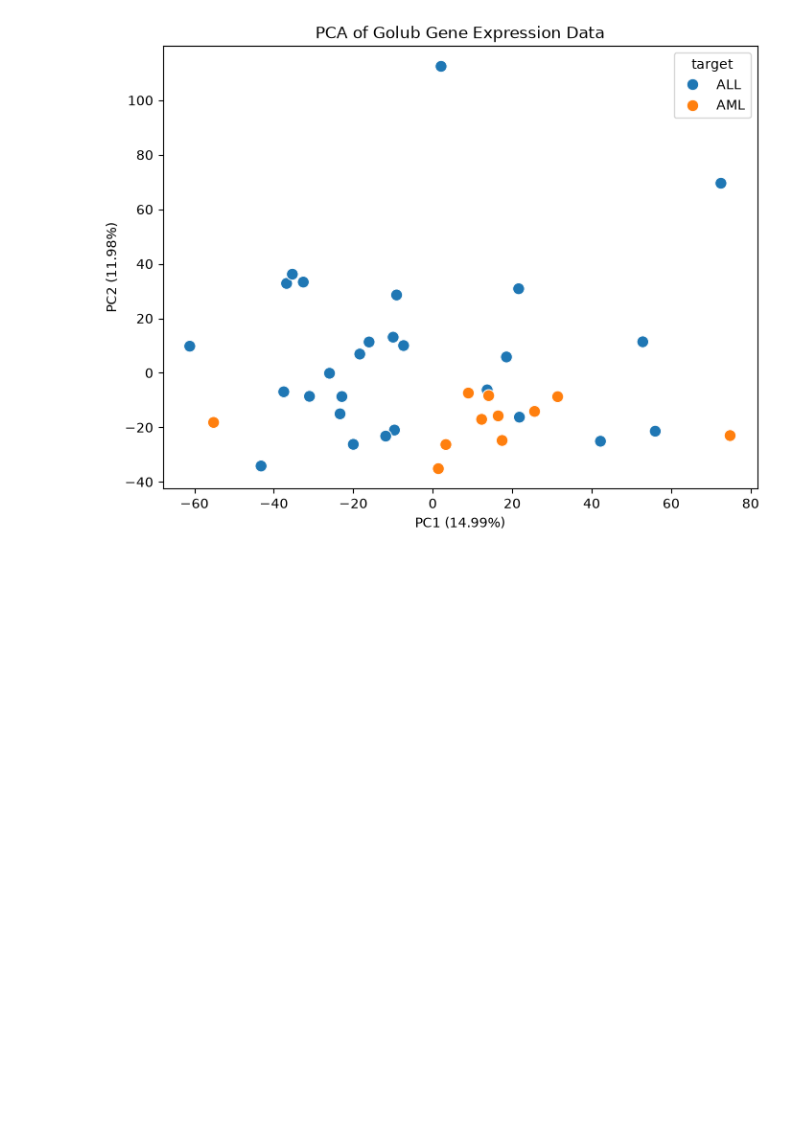
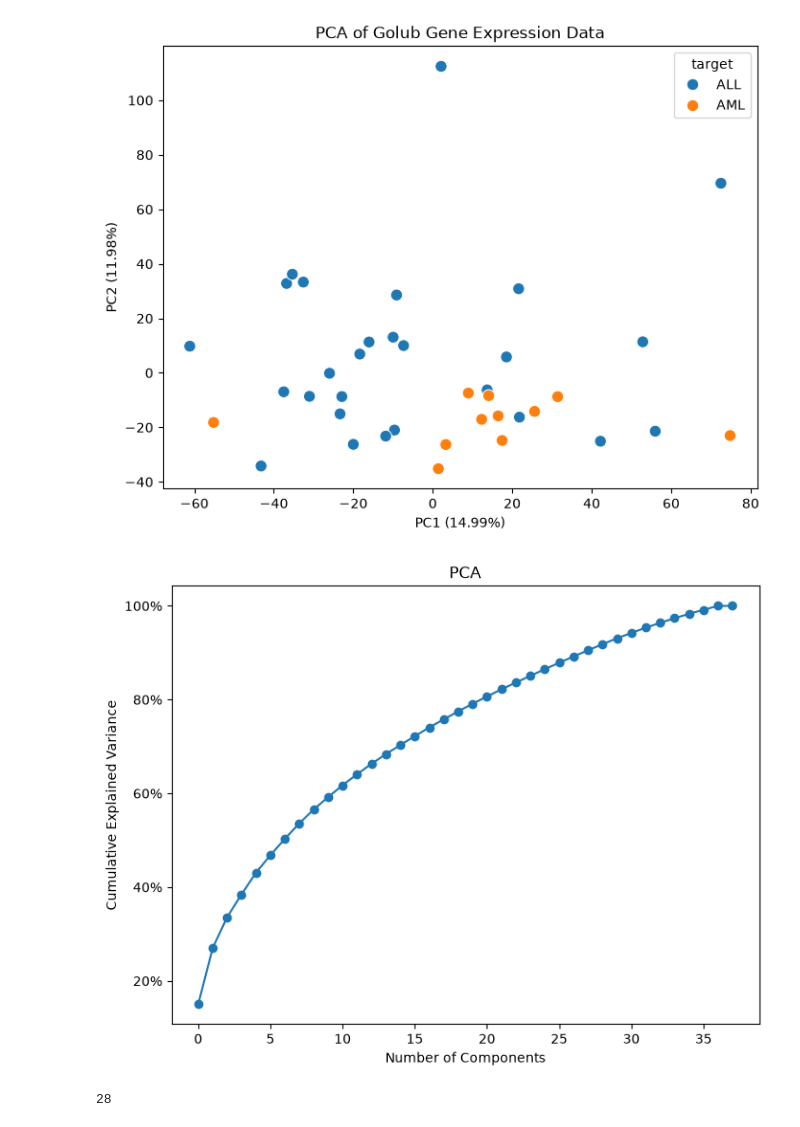
Before and after one commit to zehrarid/cancer-classification-gene-expression, a Jupyter notebook: code/dataPrep.ipynb, the cells around one changed output. Cells and saved outputs as stored; diff of their text form; code cells hidden in the pictures; blank space fills up the shorter version.

```diff
--- a/code/dataPrep.ipynb
+++ b/code/dataPrep.ipynb
@@ -298,9 +337,11 @@ X_scaled = scaler.fit_transform(X_train)
 # %%
 from sklearn.decomposition import PCA
 
-pca = PCA(n_components=2)
+pca = PCA()
 X_pca = pca.fit_transform(X_scaled)
+pc1_loadings = pd.Series(pca.components_[0], index=X_train.columns)
 # %%
 print(X_pca.shape)
 print(pca.explained_variance_ratio_)
+cumsum = np.cumsum(pca.explained_variance_ratio_)
 # %% [output]
@@ -322,3 +372,21 @@ plt.title("PCA of Golub Gene Expression Data")
 plt.show()
 # %% [output]
 [figure]
+# %%
+from matplotlib.ticker import PercentFormatter
+
+
+
+line_plot = plt.figure(figsize=(8, 6))
+plt.plot(cumsum, marker="o")
+plt.gca().yaxis.set_major_formatter(PercentFormatter(1.0))
+plt.xlabel("Number of Components")
+plt.ylabel("Cumulative Explained Variance")
+plt.title("PCA")
+plt.show()
+# %% [output]
+[figure, added]
+# %%
+print(np.where(cumsum >= 0.90)[0][0] + 1)
+# %% [output]
+28
```
Also changed, not shown: parts of 13 cells of this notebook.
